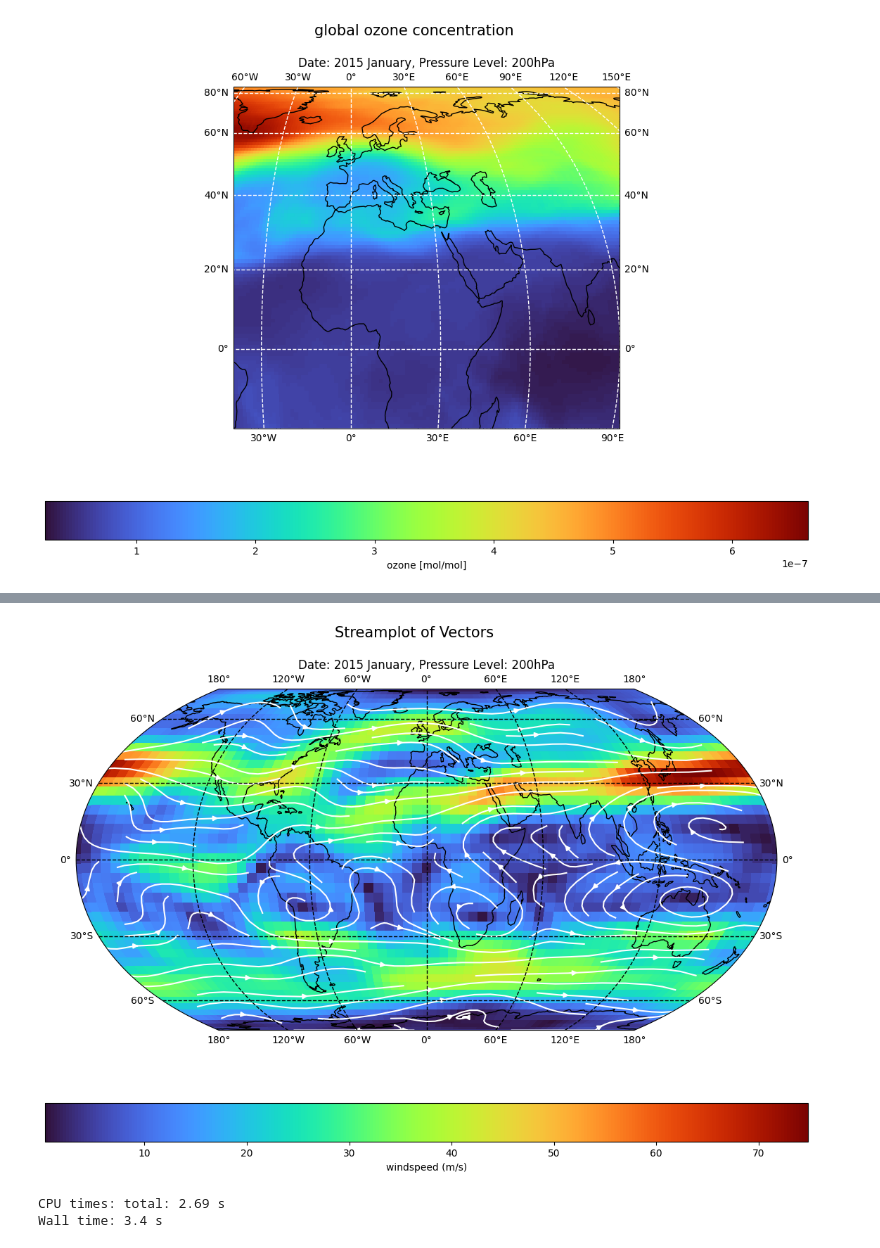
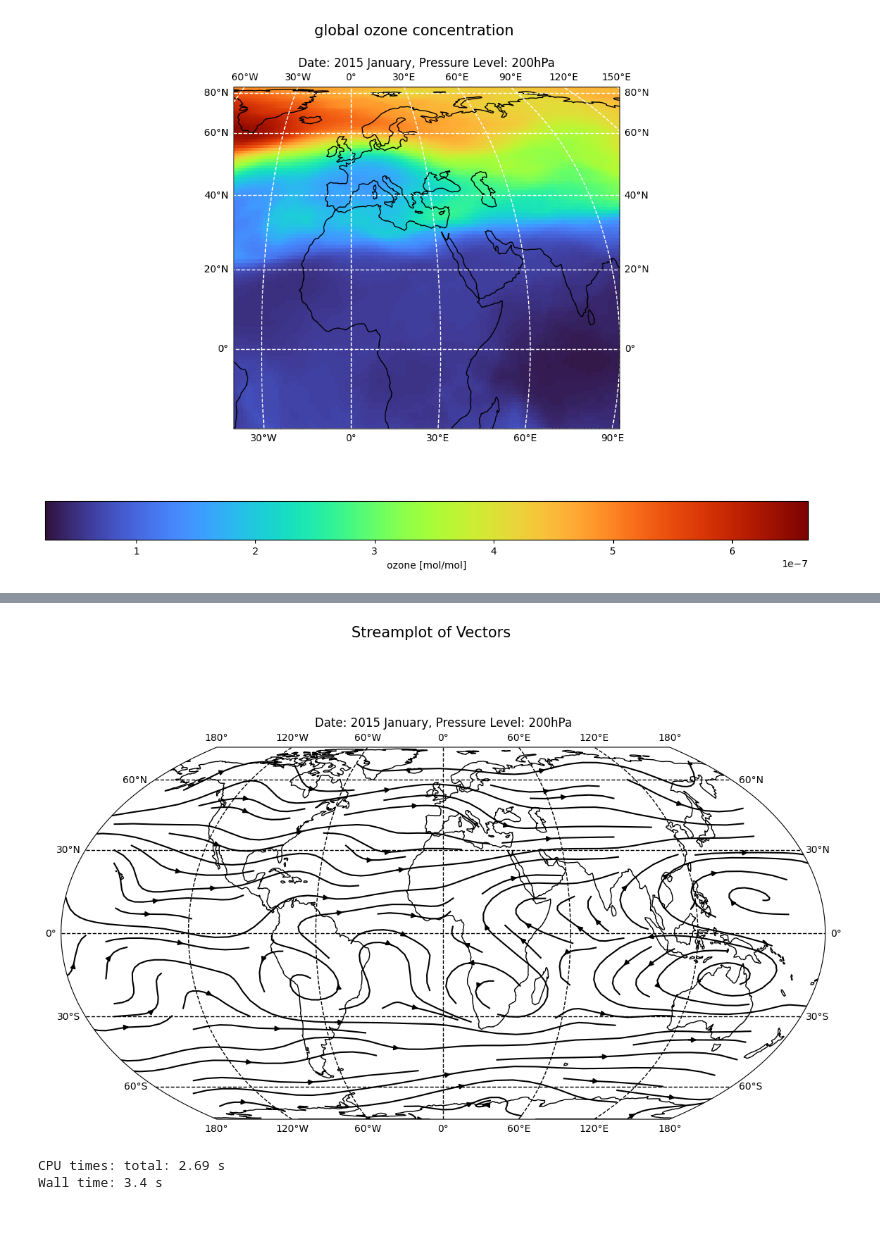
Before and after one commit to lara-j-ds/Summer_Project_24-25, a Jupyter notebook: JupyterNotebook/Xarray_StartupGuide.ipynb, the cells around one changed output, grey strips where cells are left out. Saved outputs shown, nothing was run; the diff lists cells and outputs as text; code cells hidden in the pictures; blank space fills up the shorter version.

```diff
--- a/JupyterNotebook/Xarray_StartupGuide.ipynb
+++ b/JupyterNotebook/Xarray_StartupGuide.ipynb
@@ -24,11 +34,11 @@ plt.close('all')
 # %%
-# Loading in dataset: (duplicate cell for multiple datasets, and change variable name)
+# Loading in dataset:
 
 path = 'H:\\Summer24-25\\' # enter file path here ---> double slashes or change direction eg. \ --> \\ or /
 name = '*_Amon_CESM2-WACCM_ssp126*.nc' # enter file name here --> use * if need multiple files/versions per dataset
 with warnings.catch_warnings():
     warnings.simplefilter('ignore') # some datasets have empty values, this ignores that warning--> if gives error, remove this to check
-    ds = xr.open_mfdataset(path+name, parallel=True)
+    ds = xr.open_mfdataset(path+name)
 
 # this bit is to change the units of 'plev' (pressure level Pa -> hPa)
 if ds.plev.attrs['units'] == 'Pa':
@@ -302,28 +326,15 @@ Wall time: 527 ms
 # location based vector data--> option 2: Streamplot
 
 # select and prepare data
-time, plev = 100, 6
 u = eastwind[::4, ::4]
 v = northwind[::4, ::4]
 windspeed = (u**2 + v**2)**0.5
 linewidth = 4* (windspeed.values / windspeed.values.max())
+projection = ccrs.EqualEarth()
 
-projection = ccrs.EqualEarth()
 ## Plotting
 fig = plt.figure(figsize=fig_dimensions)
 ax = plt.axes(projection=projection)
-
-
-strm = ax.streamplot(u.lon, u.lat, u, v, transform=transform, color='w')
-bg = windspeed.plot(ax=ax, cmap=cmap, transform=transform, add_colorbar=False)
-# options:
-# Plain: streamplot color='k', comment out windspeed.plot and fig.colorbar lines
-# Windspeed= Background Colour --> windspeed.plot(...) with streamplot color='w'
-# Windspeed= Streamline Colour --> add color=windspeed.values, cmap=cmap to streamplot call, change colorbar call to strm.lines not bg
-# Windspeed= Line Width --> add linewidth=lw to streamplot call
-# Continuous Lines --> add broken_streamlines=False to streamplot call
-# Also, can change density and linewidth in the streamplot call.
-colorbar = fig.colorbar(bg, ax=ax, location='bottom')
 
 ## details
 ax.gridlines(color='k', linestyle='--', linewidth=1, draw_labels=True)
@@ -334,6 +345,30 @@ colorbar.set_label(label='windspeed (m/s)', size=10)
 fig.suptitle(t='Streamplot of Vectors', size=15)
 ax.set_title(label='Date: %s, Pressure Level: %.fhPa' %(timefmt(timeindex), pressurevalue))
 
+
+
+# options for streamplot:
+
+# Plain: streamplot color='k', comment out windspeed.plot and fig.colorbar lines
+strm = ax.streamplot(u.lon, u.lat, u, v, transform=transform, color='k')
+
+# # Windspeed= Background Colour --> windspeed.plot(...) with streamplot color='w'
+# strm = ax.streamplot(u.lon, u.lat, u, v, transform=transform, color='w')
+# bg = windspeed.plot(ax=ax, cmap=cmap, transform=transform, add_colorbar=False)
+# colorbar = fig.colorbar(bg, ax=ax, location='bottom')
+
+# # Windspeed= Streamline Colour --> add color=windspeed.values, cmap=cmap to streamplot call, change colorbar call to strm.lines not bg
+# strm = ax.streamplot(u.lon, u.lat, u, v, transform=transform, color=windspeed.values, cmap=cmap)
+# colorbar = fig.colorbar(strm.lines, ax=ax, location='bottom')
+
+# # Windspeed= Line Width --> add lw=linewidth to streamplot call
+# strm = ax.streamplot(u.lon, u.lat, u, v, transform=transform, color='k', linewidth=linewidth)
+
+# # Continuous Lines --> add broken_streamlines=False to streamplot call, and lower density
+# strm = ax.streamplot(u.lon, u.lat, u, v, transform=transform, color='k', broken_streamlines=False, density=0.75)
+
+
+
 # save figure
-fig.savefig('H:\\Summer24-25\\Jupyter\\Plots_download\\vector_streamplot.png')
+# fig.savefig('H:\\Summer24-25\\Jupyter\\Plots_download\\vector_streamplot.png')
 # %% [output]
@@ -342,4 +377,4 @@ Wall time: 3.61 s
-[figure, old version]
+[figure, new version]
 # %%
 %%time
 # Subplots - multiple plots, one figure --> autofit grid to number of times
```
Also changed, not shown: parts of 15 cells of this notebook, 1 other file.
